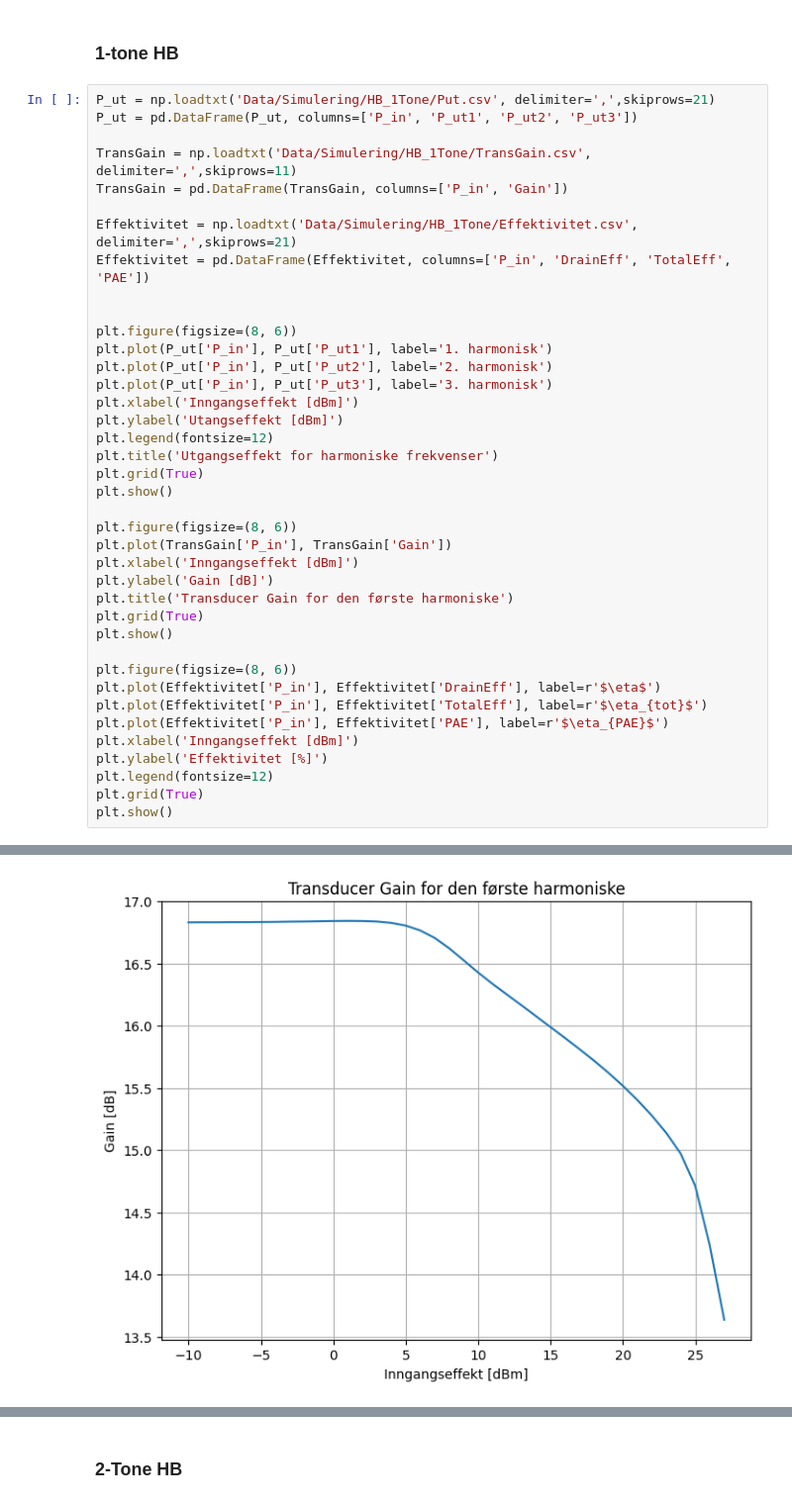
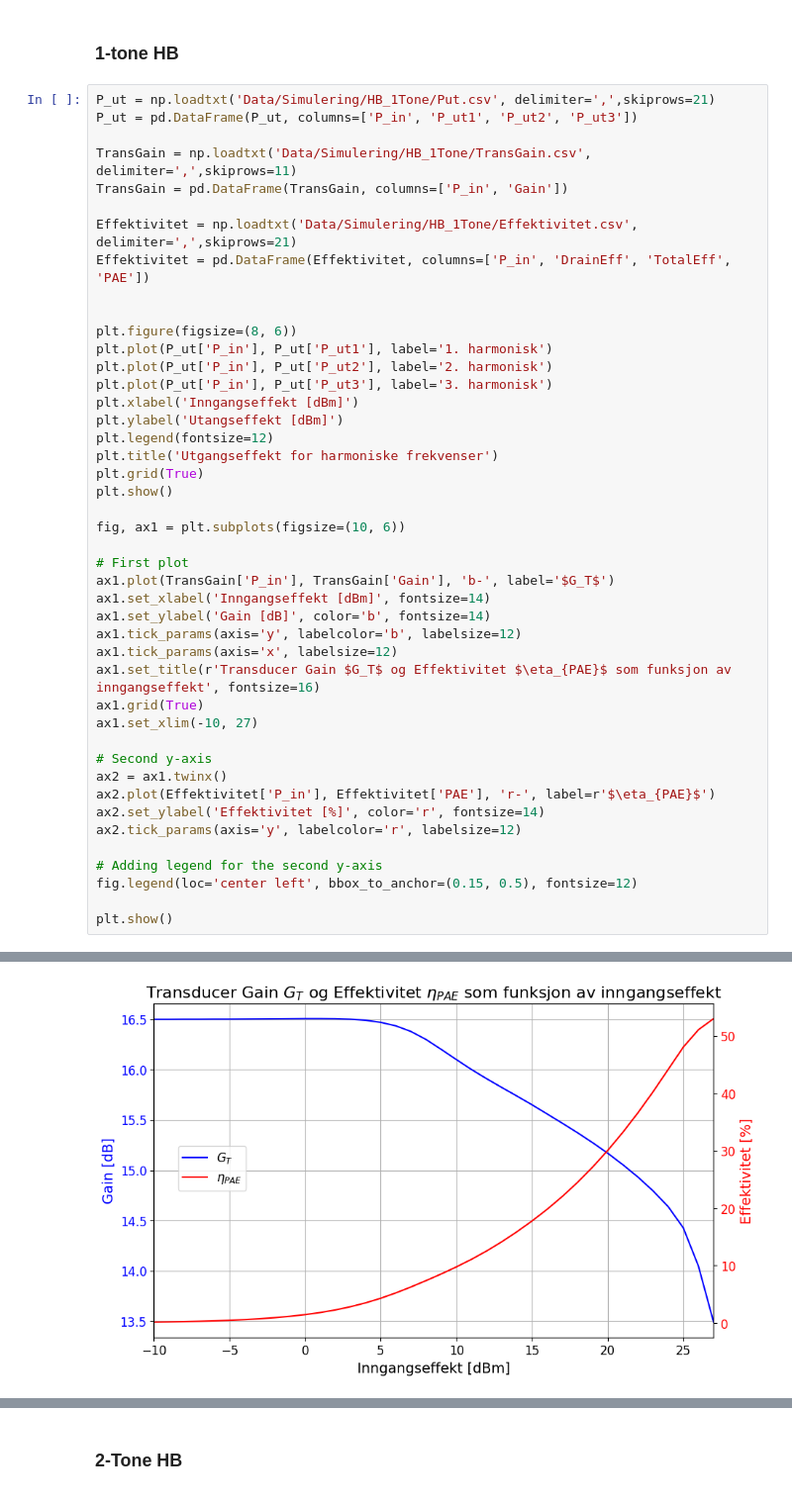
Before and after one commit to SkaugJr/TTT4201-Radiosystemdesign, a Jupyter notebook: Databehandling/Visualisering.ipynb, the cells around one changed output, grey strips where cells are left out. Shown at 99% size. Cells and saved outputs as stored; diff of their text form.

```diff
--- a/Databehandling/Visualisering.ipynb
+++ b/Databehandling/Visualisering.ipynb
@@ -259,21 +274,26 @@ plt.title('Utgangseffekt for harmoniske frekvenser')
 plt.grid(True)
 plt.show()
 
-plt.figure(figsize=(8, 6))
-plt.plot(TransGain['P_in'], TransGain['Gain'])
-plt.xlabel('Inngangseffekt [dBm]')
-plt.ylabel('Gain [dB]')
-plt.title('Transducer Gain for den første harmoniske')
-plt.grid(True)
+fig, ax1 = plt.subplots(figsize=(10, 6))
+
+# First plot
+ax1.plot(TransGain['P_in'], TransGain['Gain'], 'b-', label='$G_T$')
+ax1.set_xlabel('Inngangseffekt [dBm]', fontsize=14)
+ax1.set_ylabel('Gain [dB]', color='b', fontsize=14)
+ax1.tick_params(axis='y', labelcolor='b', labelsize=12)
+ax1.tick_params(axis='x', labelsize=12)
+ax1.set_title(r'Transducer Gain $G_T$ og Effektivitet $\eta_{PAE}$ som funksjon av inngangseffekt', fontsize=16)
+ax1.grid(True)
+ax1.set_xlim(-10, 27)
+
+# Second y-axis
+ax2 = ax1.twinx()
+ax2.plot(Effektivitet['P_in'], Effektivitet['PAE'], 'r-', label=r'$\eta_{PAE}$')
+ax2.set_ylabel('Effektivitet [%]', color='r', fontsize=14)
+ax2.tick_params(axis='y', labelcolor='r', labelsize=12)
+
+# Adding legend for the second y-axis
+fig.legend(loc='center left', bbox_to_anchor=(0.15, 0.5), fontsize=12)
+
 plt.show()
-
-plt.figure(figsize=(8, 6))
-plt.plot(Effektivitet['P_in'], Effektivitet['DrainEff'], label=r'$\eta$')
-plt.plot(Effektivitet['P_in'], Effektivitet['TotalEff'], label=r'$\eta_{tot}$')
-plt.plot(Effektivitet['P_in'], Effektivitet['PAE'], label=r'$\eta_{PAE}$')
-plt.xlabel('Inngangseffekt [dBm]')
-plt.ylabel('Effektivitet [%]')
-plt.legend(fontsize=12)
-plt.grid(True)
-plt.show()
 # %% [output]
@@ -281 +301 @@ plt.show()
-[figure, old version]
+[figure, new version]
```
Also changed, not shown: parts of 8 cells of this notebook.
